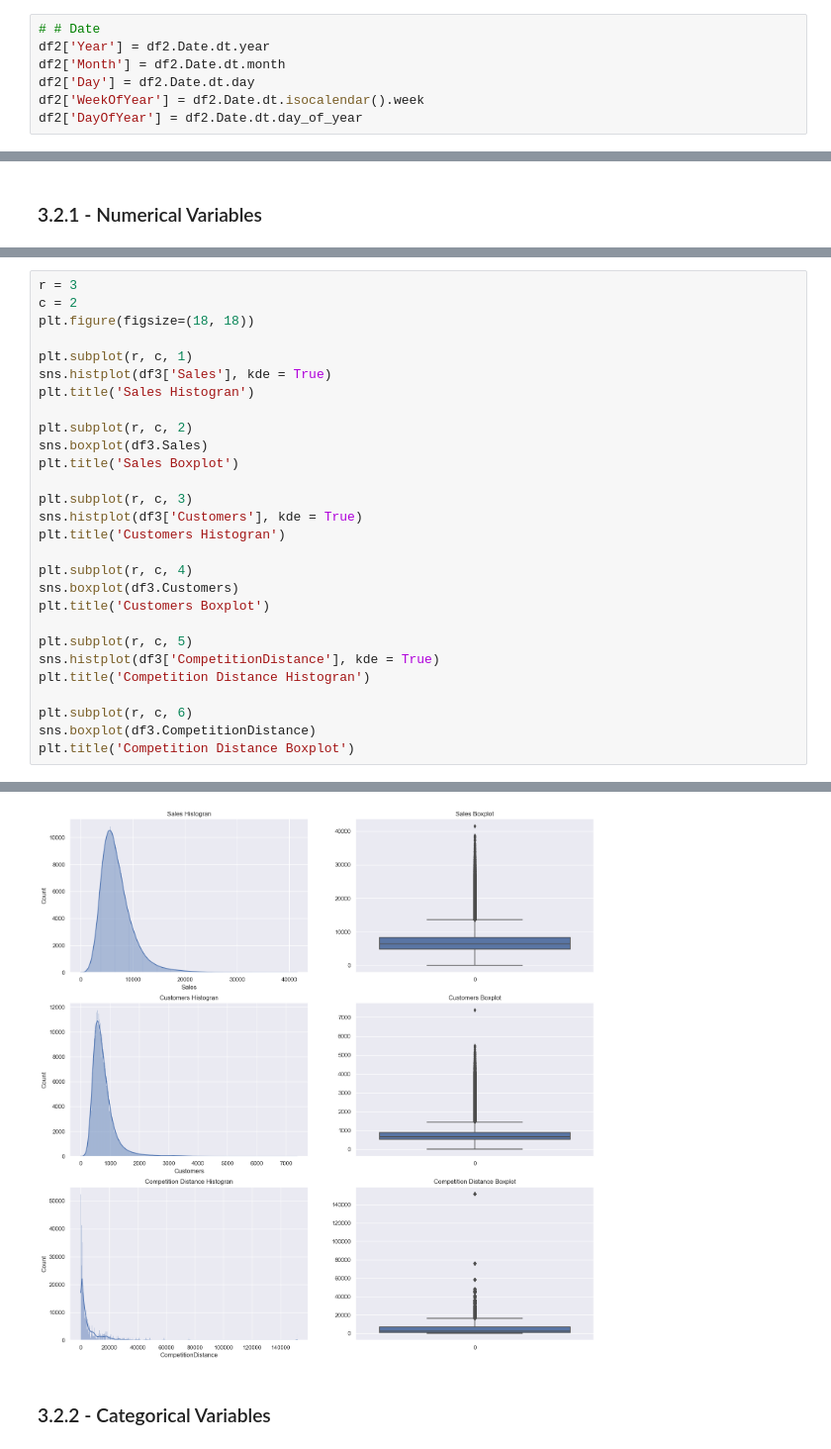
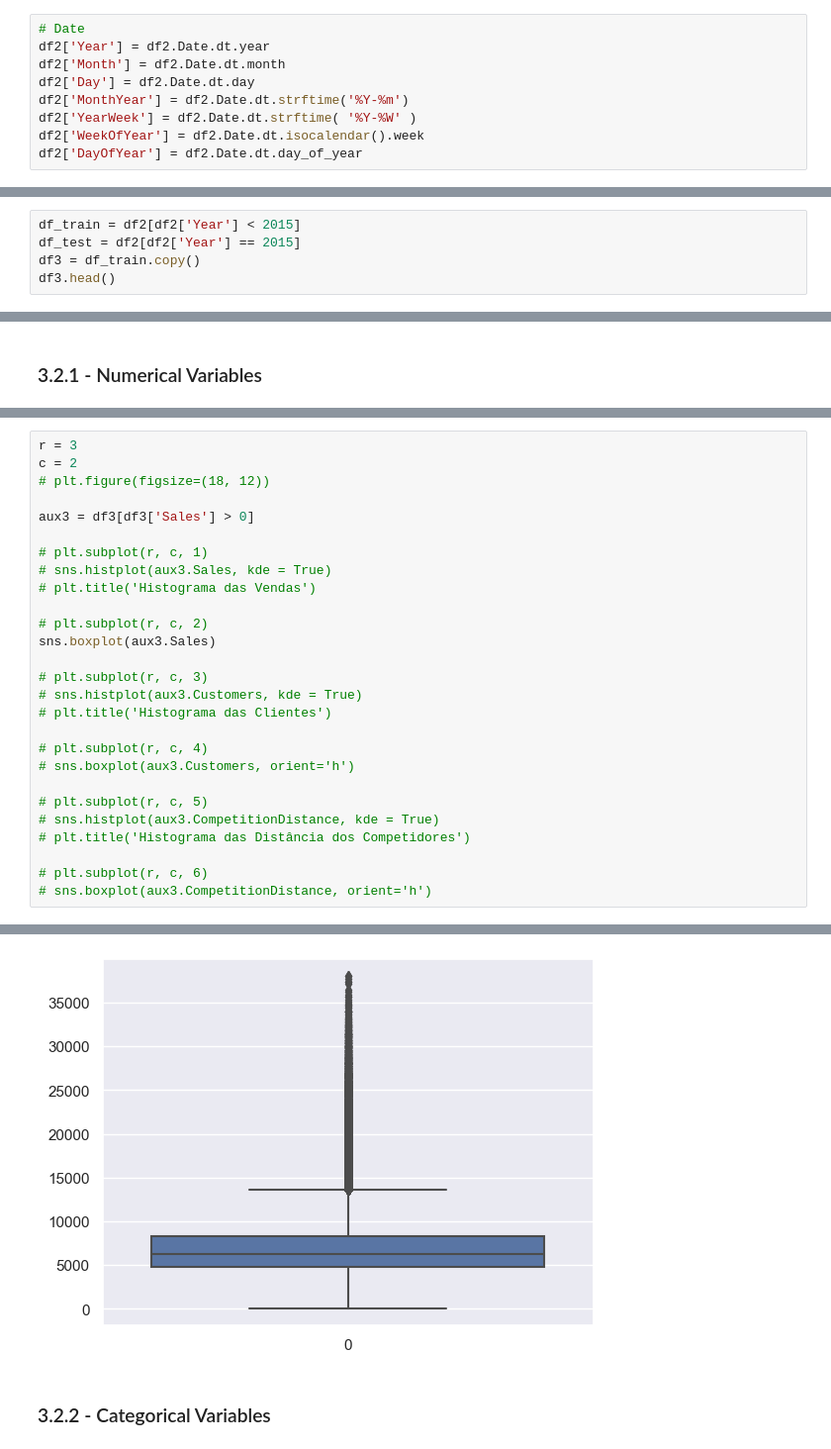
Before and after one commit to marcos-ale-fonseca/DataScienceEmProducao, a Jupyter notebook: rossmann_store_sales.ipynb, the cells around one changed output, grey strips where cells are left out. Shown at 99% size. Saved outputs shown, nothing was run; the diff lists cells and outputs as text.

```diff
--- a/rossmann_store_sales.ipynb
+++ b/rossmann_store_sales.ipynb
@@ -326,10 +367,12 @@ show_nas(df2)
 # %% [markdown]
 ## 2.4 Create New Features
 # %%
-# # Date
+# Date
 df2['Year'] = df2.Date.dt.year
 df2['Month'] = df2.Date.dt.month
 df2['Day'] = df2.Date.dt.day
+df2['MonthYear'] = df2.Date.dt.strftime('%Y-%m')
+df2['YearWeek'] = df2.Date.dt.strftime( '%Y-%W' )
 df2['WeekOfYear'] = df2.Date.dt.isocalendar().week
 df2['DayOfYear'] = df2.Date.dt.day_of_year
 # %% [markdown]
@@ -426,0 +498,5 @@ df1.head()
+# %%
+df_train = df2[df2['Year'] < 2015]
+df_test = df2[df2['Year'] == 2015]
+df3 = df_train.copy()
+df3.head()
@@ -506,29 +583,28 @@ for i, label in enumerate(num_attributes.columns):
 # %%
 r = 3
 c = 2
-plt.figure(figsize=(18, 18))
+# plt.figure(figsize=(18, 12))
 
-plt.subplot(r, c, 1)
-sns.histplot(df3['Sales'], kde = True)
-plt.title('Sales Histogran')
+aux3 = df3[df3['Sales'] > 0]
 
-plt.subplot(r, c, 2)
-sns.boxplot(df3.Sales)
-plt.title('Sales Boxplot')
+# plt.subplot(r, c, 1)
+# sns.histplot(aux3.Sales, kde = True)
+# plt.title('Histograma das Vendas')
 
-plt.subplot(r, c, 3)
-sns.histplot(df3['Customers'], kde = True)
-plt.title('Customers Histogran')
+# plt.subplot(r, c, 2)
+sns.boxplot(aux3.Sales)
 
-plt.subplot(r, c, 4)
-sns.boxplot(df3.Customers)
-plt.title('Customers Boxplot')
+# plt.subplot(r, c, 3)
+# sns.histplot(aux3.Customers, kde = True)
+# plt.title('Histograma das Clientes')
 
-plt.subplot(r, c, 5)
-sns.histplot(df3['CompetitionDistance'], kde = True)
-plt.title('Competition Distance Histogran')
+# plt.subplot(r, c, 4)
+# sns.boxplot(aux3.Customers, orient='h')
 
-plt.subplot(r, c, 6)
-sns.boxplot(df3.CompetitionDistance)
-plt.title('Competition Distance Boxplot')
+# plt.subplot(r, c, 5)
+# sns.histplot(aux3.CompetitionDistance, kde = True)
+# plt.title('Histograma das Distância dos Competidores')
+
+# plt.subplot(r, c, 6)
+# sns.boxplot(aux3.CompetitionDistance, orient='h')
 # %% [output]
@@ -536,4 +612,4 @@ Text(0.5, 1.0, 'Competition Distance Boxplot')
-[figure, old version]
+[figure, new version]
 # %% [markdown]
 ### 3.2.2 - Categorical Variables
 # %%
```
Also changed, not shown: parts of 70 cells of this notebook.
